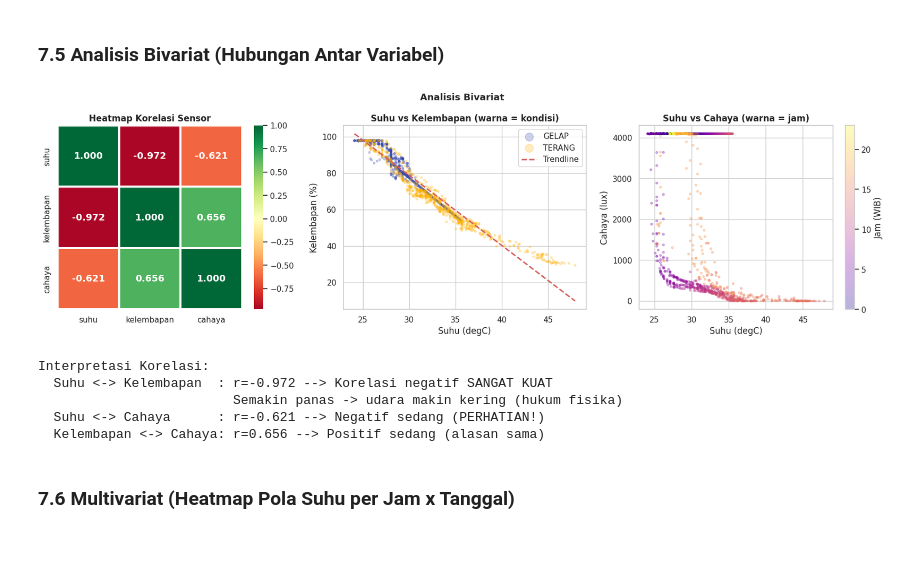
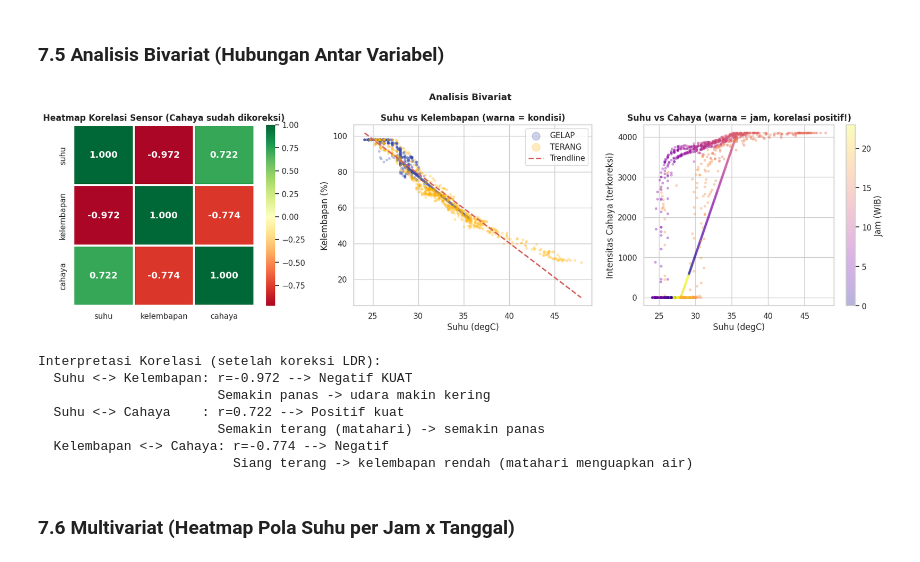
Before and after one commit to delafajarmulia/suhu-detector-ai, a Jupyter notebook: weather_analysis_2.ipynb, the cells around one changed output. Cells and saved outputs as stored; diff of their text form; code cells hidden in the pictures.

```diff
--- a/weather_analysis_2.ipynb
+++ b/weather_analysis_2.ipynb
@@ -380,20 +408,19 @@ display(daily)
 Histogram + KDE menunjukkan sebaran nilai; apakah normal, miring kiri, atau bimodal.
 # %%
 fig, axes = plt.subplots(2, 3, figsize=(16, 9))
-colors_u = ['#F44336', '#2196F3', '#FF9800']
-labels_u = ['Suhu (degC)', 'Kelembapan (%)', 'Cahaya (lux)']
+colors_u = ['#F44336', '#2196F3', '#FDD835']
+labels_u = ['Suhu (degC)', 'Kelembapan (%)', 'Intensitas Cahaya']
 
 for i, (col, color, label) in enumerate(zip(cols_sensor, colors_u, labels_u)):
     ax0 = axes[0, i]
     ax0.hist(df_feat[col].dropna(), bins=40, color=color, alpha=0.75, edgecolor='white')
-    ax0.axvline(df_feat[col].mean(),   color='navy',  linestyle='--', lw=1.5, label='Mean')
-    ax0.axvline(df_feat[col].median(), color='black', linestyle=':',  lw=1.5, label='Median')
+    ax0.axvline(df_feat[col].mean(),   color='navy',  ls='--', lw=1.5, label='Mean')
+    ax0.axvline(df_feat[col].median(), color='black', ls=':',  lw=1.5, label='Median')
     ax0.set_title(f'Histogram: {label}', fontweight='bold')
-    ax0.set_xlabel(label); ax0.set_ylabel('Frekuensi')
-    ax0.legend(fontsize=8)
+    ax0.set_xlabel(label); ax0.set_ylabel('Frekuensi'); ax0.legend(fontsize=8)
 
     ax1 = axes[1, i]
-    df_feat[col].dropna().plot(kind='kde', ax=ax1, color=color, linewidth=2.5)
+    df_feat[col].dropna().plot(kind='kde', ax=ax1, color=color, lw=2.5)
     ax1.fill_between(ax1.lines[0].get_xdata(), ax1.lines[0].get_ydata(), alpha=0.15, color=color)
     ax1.set_title(f'KDE: {label}', fontweight='bold')
     ax1.set_xlabel(label); ax1.set_ylabel('Densitas')
@@ -404,9 +431,9 @@ plt.show()
 
 skew_s = df_feat['suhu'].skew()
 skew_k = df_feat['kelembapan'].skew()
-n_sat2 = (df_feat['cahaya']==4095).sum()
+skew_c = df_feat['cahaya'].skew()
 print(f'\nInsight Distribusi:')
-print(f'  Suhu: skewness={skew_s:.2f} — ekor kanan (ada nilai panas ekstrem siang hari)')
-print(f'  Kelembapan: skewness={skew_k:.2f} — ekor kiri (banyak nilai mendekati jenuh 98%)')
-print(f'  Cahaya: {n_sat2} data ({n_sat2/len(df_feat)*100:.1f}%) nilai 4095 = sensor SATURASI (lampu/malam)')
+print(f'  Suhu      : skewness={skew_s:.2f} — ekor kanan (ada nilai panas ekstrem siang hari)')
+print(f'  Kelembapan: skewness={skew_k:.2f} — ekor kiri (banyak nilai mendekati jenuh 98% malam hari)')
+print(f'  Cahaya    : skewness={skew_c:.2f} — bimodal antara siang (tinggi) dan malam (nol/rendah)')
 # %% [output]
@@ -532,48 +569,52 @@ Puncak & Lembah Harian:
 # %%
 fig, axes = plt.subplots(1, 3, figsize=(17, 5))
 
-# 1. Heatmap korelasi
+# 1. Heatmap korelasi (setelah koreksi cahaya)
 corr = df_feat[cols_sensor].corr()
 sns.heatmap(corr, annot=True, fmt='.3f', cmap='RdYlGn', center=0,
             ax=axes[0], square=True, linewidths=1.5,
             annot_kws={'size': 13, 'weight': 'bold'})
-axes[0].set_title('Heatmap Korelasi Sensor', fontweight='bold')
+axes[0].set_title('Heatmap Korelasi Sensor (Cahaya sudah dikoreksi)', fontweight='bold')
 
 # 2. Scatter suhu vs kelembapan
 cmap_k = {'TERANG': '#FFB300', 'GELAP': '#3949AB'}
 for kondisi, grp in df_feat.groupby('kondisi'):
     axes[1].scatter(grp['suhu'], grp['kelembapan'],
-                    label=kondisi, alpha=0.25, s=8, color=cmap_k.get(kondisi, 'gray'))
+                    label=kondisi, alpha=0.25, s=8, color=cmap_k.get(kondisi,'gray'))
 coef = np.polyfit(df_feat['suhu'].dropna(), df_feat['kelembapan'].dropna(), 1)
 x_line = np.linspace(df_feat['suhu'].min(), df_feat['suhu'].max(), 100)
 axes[1].plot(x_line, np.polyval(coef, x_line), 'r--', lw=2, label='Trendline')
 axes[1].set_xlabel('Suhu (degC)'); axes[1].set_ylabel('Kelembapan (%)')
 axes[1].set_title('Suhu vs Kelembapan (warna = kondisi)', fontweight='bold')
 axes[1].legend(markerscale=4)
 
-# 3. Suhu vs cahaya diwarnai per jam
+# 3. Suhu vs cahaya (setelah koreksi)
 sc = axes[2].scatter(df_feat['suhu'], df_feat['cahaya'],
                      c=df_feat['jam'], cmap='plasma', alpha=0.3, s=8)
 plt.colorbar(sc, ax=axes[2], label='Jam (WIB)')
-axes[2].set_xlabel('Suhu (degC)'); axes[2].set_ylabel('Cahaya (lux)')
-axes[2].set_title('Suhu vs Cahaya (warna = jam)', fontweight='bold')
+axes[2].set_xlabel('Suhu (degC)'); axes[2].set_ylabel('Intensitas Cahaya (terkoreksi)')
+axes[2].set_title('Suhu vs Cahaya (warna = jam, korelasi positif!)', fontweight='bold')
 
 plt.suptitle('Analisis Bivariat', fontsize=13, fontweight='bold')
 plt.tight_layout()
 plt.show()
 
-print('\nInterpretasi Korelasi:')
-print(f'  Suhu <-> Kelembapan  : r={corr.loc["suhu","kelembapan"]:.3f} --> Korelasi negatif SANGAT KUAT')
-print('                         Semakin panas -> udara makin kering (hukum fisika)')
-print(f'  Suhu <-> Cahaya      : r={corr.loc["suhu","cahaya"]:.3f} --> Negatif sedang (PERHATIAN!)')
-print(f'  Kelembapan <-> Cahaya: r={corr.loc["kelembapan","cahaya"]:.3f} --> Positif sedang (alasan sama)')
+print('\nInterpretasi Korelasi (setelah koreksi LDR):')
+print(f'  Suhu <-> Kelembapan: r={corr.loc["suhu","kelembapan"]:.3f} --> Negatif KUAT')
+print('                       Semakin panas -> udara makin kering')
+print(f'  Suhu <-> Cahaya    : r={corr.loc["suhu","cahaya"]:.3f} --> Positif kuat')
+print('                       Semakin terang (matahari) -> semakin panas')
+print(f'  Kelembapan <-> Cahaya: r={corr.loc["kelembapan","cahaya"]:.3f} --> Negatif')
+print('                         Siang terang -> kelembapan rendah (matahari menguapkan air)')
 # %% [output]
-[figure, old version]
+[figure, new version]
-Interpretasi Korelasi:
-  Suhu <-> Kelembapan  : r=-0.972 --> Korelasi negatif SANGAT KUAT
-                         Semakin panas -> udara makin kering (hukum fisika)
-  Suhu <-> Cahaya      : r=-0.621 --> Negatif sedang (PERHATIAN!)
-  Kelembapan <-> Cahaya: r=0.656 --> Positif sedang (alasan sama)
+Interpretasi Korelasi (setelah koreksi LDR):
+  Suhu <-> Kelembapan: r=-0.972 --> Negatif KUAT
+                       Semakin panas -> udara makin kering
+  Suhu <-> Cahaya    : r=0.722 --> Positif kuat
+                       Semakin terang (matahari) -> semakin panas
+  Kelembapan <-> Cahaya: r=-0.774 --> Negatif
+                         Siang terang -> kelembapan rendah (matahari menguapkan air)
 # %% [markdown]
 ### 7.6 Multivariat (Heatmap Pola Suhu per Jam x Tanggal)
 # %%
```
Also changed, not shown: parts of 15 cells of this notebook.
